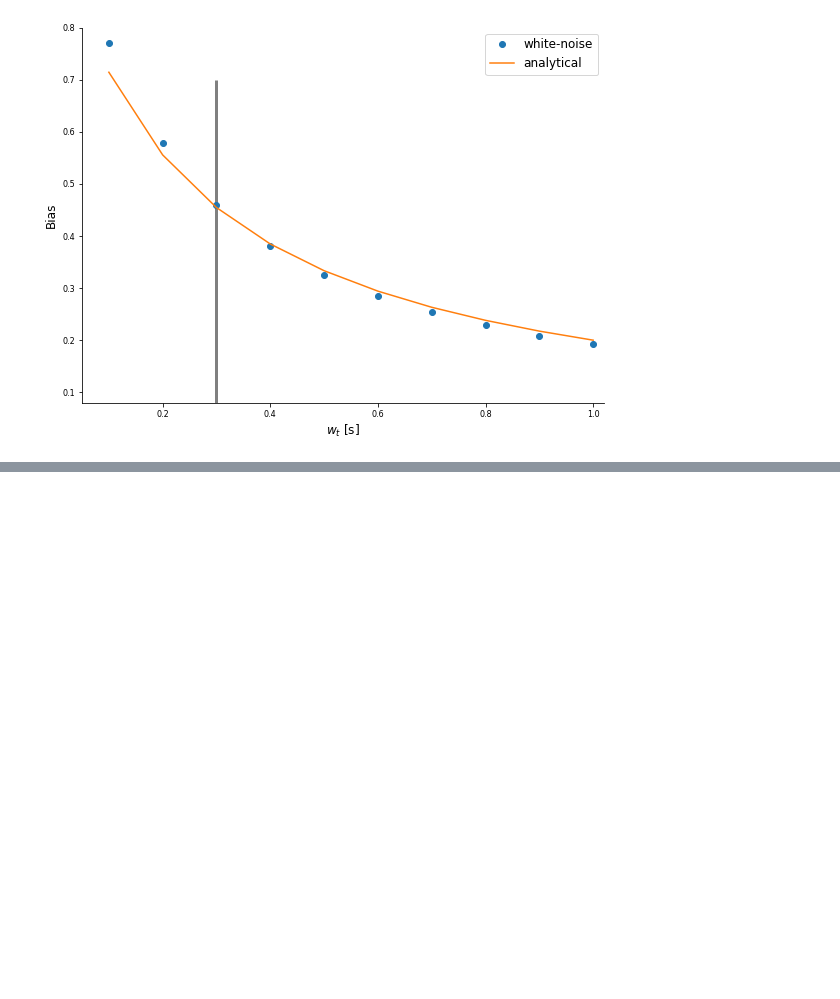
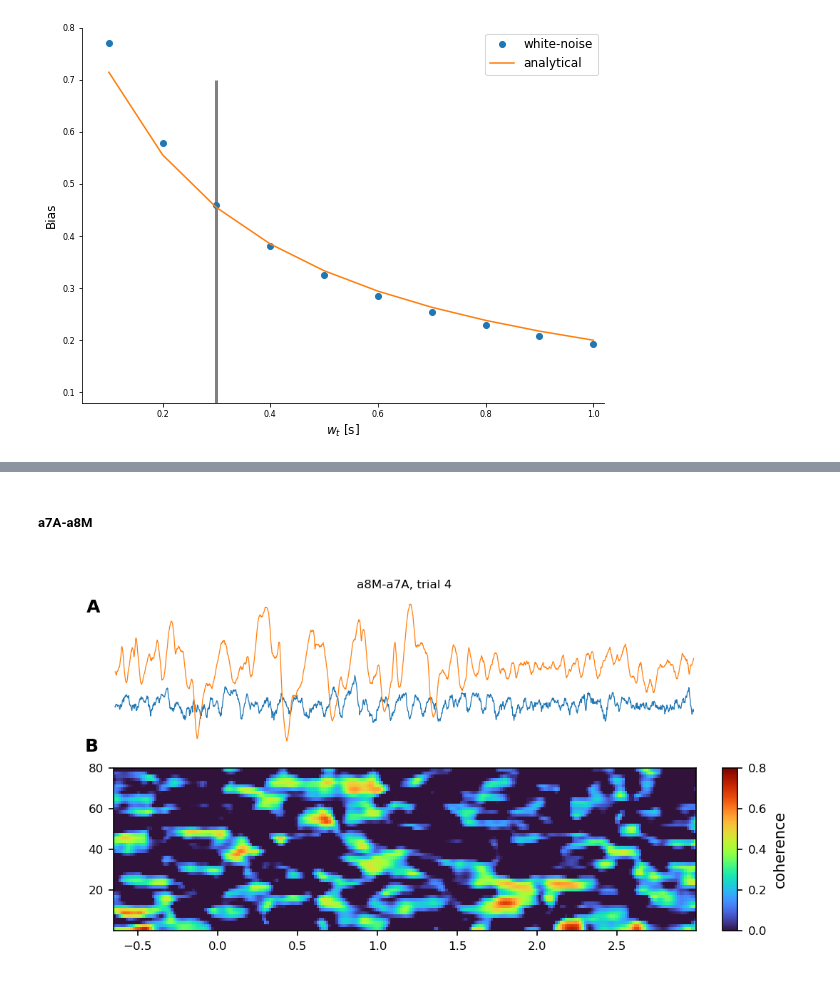
Before and after one commit to ViniciusLima94/GrayData-Analysis, a Jupyter notebook: notebooks/3.0.7. Test on the channels suggested by Charles.ipynb, the cells around one changed output, grey strips where cells are left out. Saved outputs shown, nothing was run; the diff lists cells and outputs as text; code cells hidden in the pictures; blank space fills up the shorter version.

```diff
--- a/notebooks/3.0.7. Test on the channels suggested by Charles.ipynb
+++ b/notebooks/3.0.7. Test on the channels suggested by Charles.ipynb
@@ -469,0 +458,6 @@ coh_sig.isel(roi=4).sel(trials=10,times=slice(-0.5,2.5)).plot.imshow(x="times",
+# %% [markdown]
+##### a7A-a8M
+# %%
+plot_single_trial_coh(2, 1)
+# %% [output]
+[figure, added]
```
Also changed, not shown: parts of 21 cells of this notebook, 1 other file.
